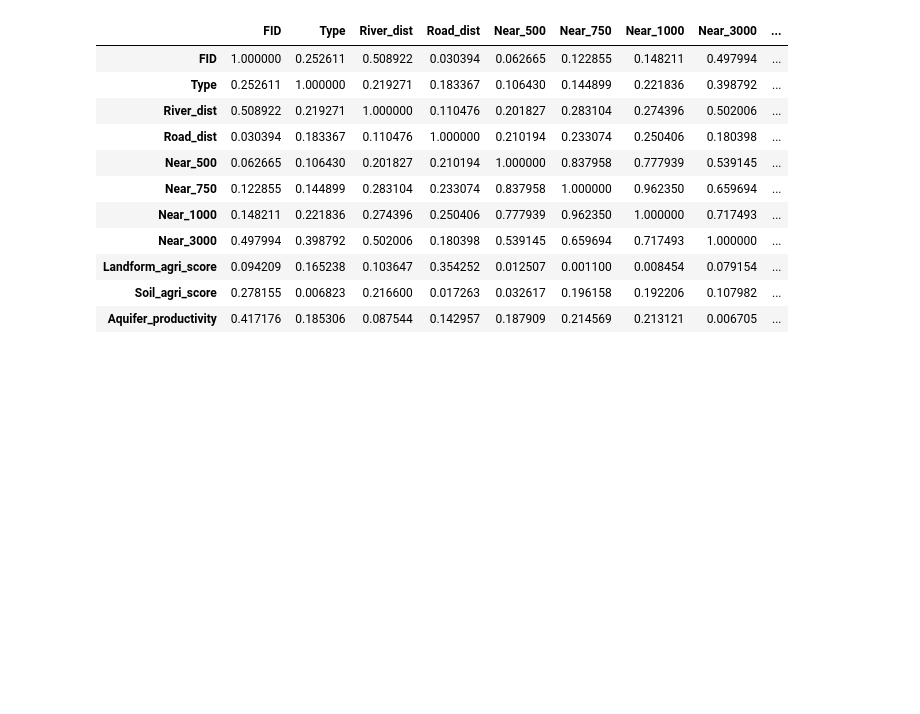
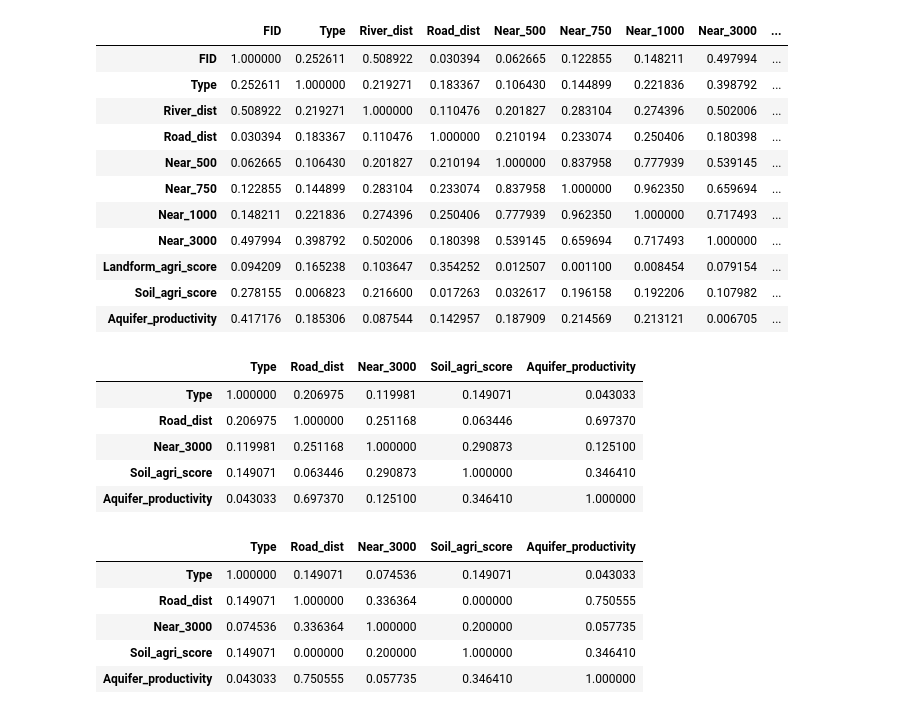
Before and after one commit to AlvaroSH2000/Roman-Chebba-agriculture, a Jupyter notebook: utils/preprocess.ipynb, the cells around one changed output. Drawn from its saved outputs; the diff is of its cells as text; code cells hidden in the pictures; blank space fills up the shorter version.

```diff
--- a/utils/preprocess.ipynb
+++ b/utils/preprocess.ipynb
@@ -52,3 +52,33 @@ df_other = df_other.drop(columns=["River_dist", "Near_500", "Near_750", "Near_10
 # %%
 df_other.to_excel("../data/processed/other_sites_processed.xlsx", index=False)
 df_other.to_csv("../data/processed/other_sites_processed.csv", index=False)
+# %%
+path = "../data/Complete_dataset.xlsx"
+
+df_chebba_raw = pd.read_excel(path, sheet_name="Chebba sites")
+df_chebba = pd.DataFrame()
+df_chebba["ID"] = df_chebba_raw["ID"]
+
+df_chebba["Type"] = df_chebba_raw["Type"]
+df_chebba["Road_dist"] = df_chebba_raw["Road_dist"]
+df_chebba["Near_3000"] = df_chebba_raw["Near_3000"]
+df_chebba["Soil_agri_score"] = df_chebba_raw["Soil_agri_score"]
+df_chebba["Aquifer_productivity"] = df_chebba_raw["Aquifer_productivity"]
+df_chebba = df_chebba[df_chebba["Type"].notna()]
+
+df_chebba.to_excel("../data/processed/combined_sites_processed.xlsx", index=False)
+display(abs(df_chebba.drop("ID", axis=1).corr('pearson')).style.background_gradient(cmap='coolwarm'))
+display(abs(df_chebba.drop("ID", axis=1).corr('spearman')).style.background_gradient(cmap='coolwarm'))
+# %% [output]
+|  | Type | Road_dist | Near_3000 | Soil_agri_score | Aquifer_productivity |
+| Type | 1.000000 | 0.206975 | 0.119981 | 0.149071 | 0.043033 |
+| Road_dist | 0.206975 | 1.000000 | 0.251168 | 0.063446 | 0.697370 |
+| Near_3000 | 0.119981 | 0.251168 | 1.000000 | 0.290873 | 0.125100 |
+| Soil_agri_score | 0.149071 | 0.063446 | 0.290873 | 1.000000 | 0.346410 |
+| Aquifer_productivity | 0.043033 | 0.697370 | 0.125100 | 0.346410 | 1.000000 |
+|  | Type | Road_dist | Near_3000 | Soil_agri_score | Aquifer_productivity |
+| Type | 1.000000 | 0.149071 | 0.074536 | 0.149071 | 0.043033 |
+| Road_dist | 0.149071 | 1.000000 | 0.336364 | 0.000000 | 0.750555 |
+| Near_3000 | 0.074536 | 0.336364 | 1.000000 | 0.200000 | 0.057735 |
+| Soil_agri_score | 0.149071 | 0.000000 | 0.200000 | 1.000000 | 0.346410 |
+| Aquifer_productivity | 0.043033 | 0.750555 | 0.057735 | 0.346410 | 1.000000 |
```
Also changed, not shown: parts of 3 cells of this notebook, 13 other files.
